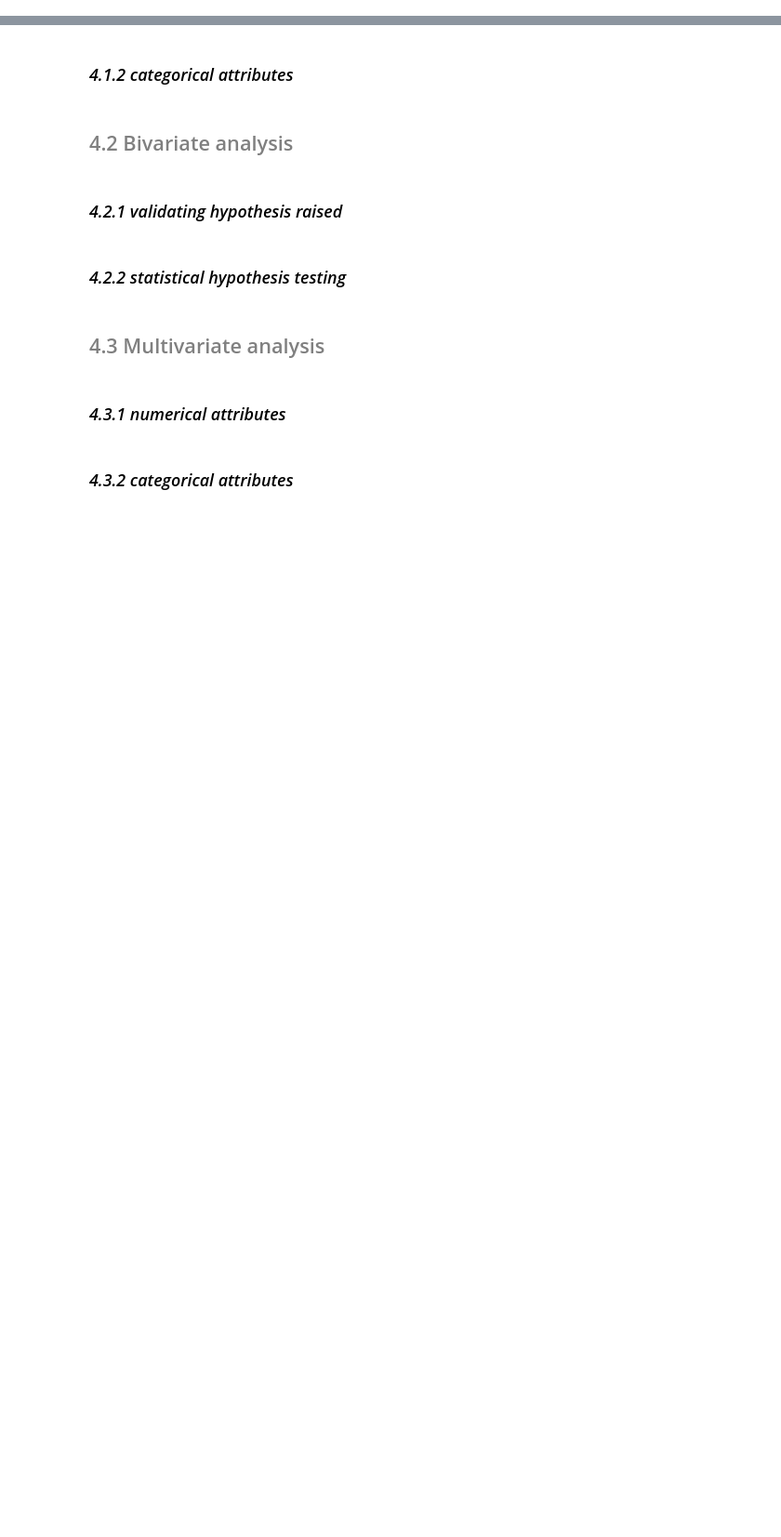
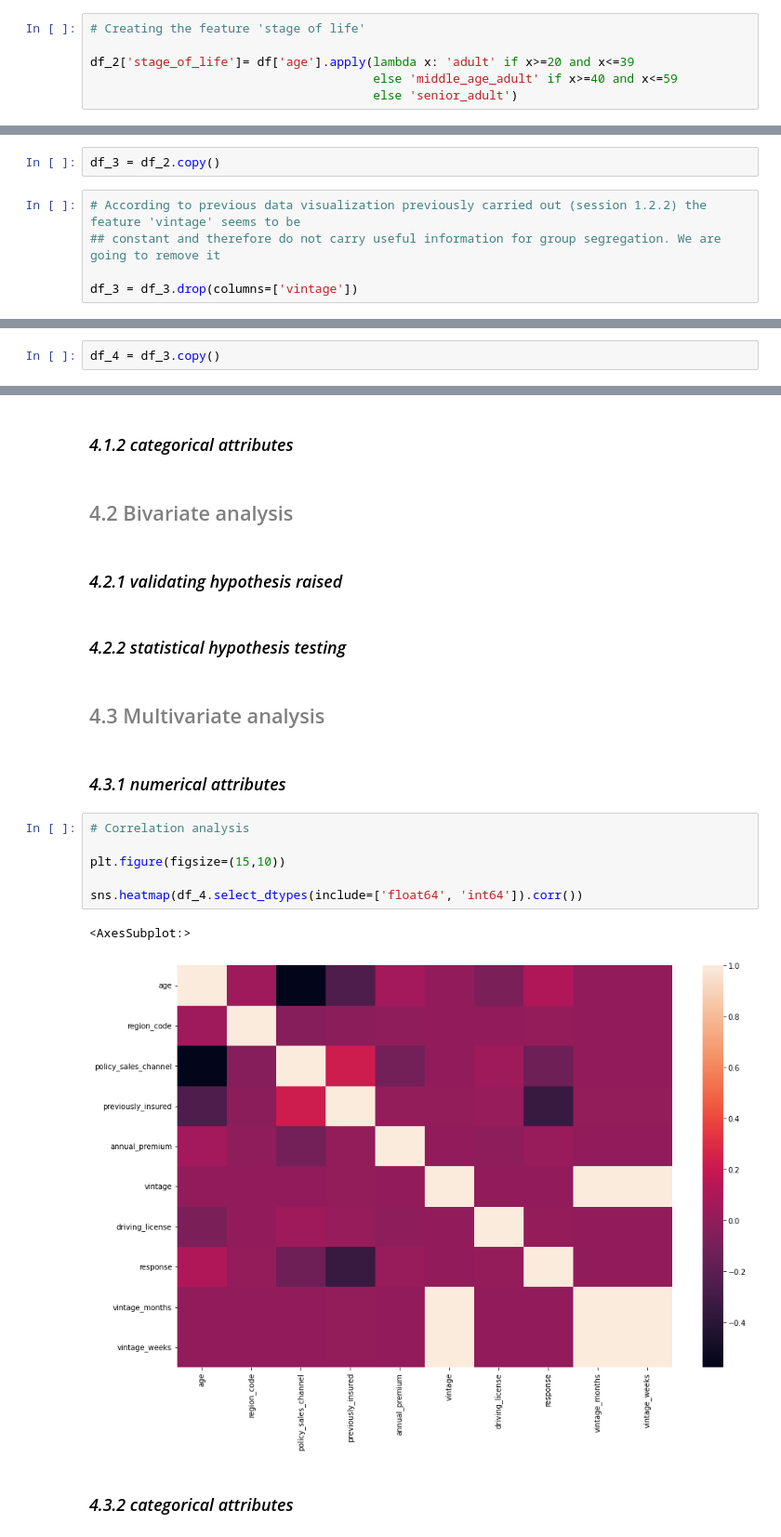
Before and after one commit to GustavoHBDuarte/health-insurance, a Jupyter notebook: notebook_main.ipynb, the cells around one changed output, grey strips where cells are left out. Shown: that part at 93% size. Cells and saved outputs as stored; diff of their text form; blank space fills up the shorter version.

```diff
--- a/notebook_main.ipynb
+++ b/notebook_main.ipynb
@@ -400,2 +575,8 @@ df.loc[df['response']==1, ['gender', 'vehicle_age', 'vehicle_damage','response']
 # %% [markdown]
 ## <font color="gray"> 2.1 Creating new features </font>
+# %%
+# Creating the feature 'stage of life'
+
+df_2['stage_of_life']= df['age'].apply(lambda x: 'adult' if x>=20 and x<=39
+                                       else 'middle_age_adult' if x>=40 and x<=59
+                                       else 'senior_adult')
@@ -403,8 +594,17 @@ df.loc[df['response']==1, ['gender', 'vehicle_age', 'vehicle_damage','response']
 ## <font color="gray"> 2.2 Hypothesis to be validated </font>
 # %% [markdown]
 # 3.0 Data filtering
+# %%
+df_3 = df_2.copy()
+# %%
+# According to previous data visualization previously carried out (session 1.2.2) the feature 'vintage' seems to be
+## constant and therefore do not carry useful information for group segregation. We are going to remove it
+
+df_3 = df_3.drop(columns=['vintage'])
 # %% [markdown]
 # 4.0 Exploratory Data Analysis (EDA)
+# %%
+df_4 = df_3.copy()
 # %% [markdown]
 ## <font color="gray"> 4.1 Univariate analysis </font>
 # %%
@@ -423,5 +628,14 @@ df.loc[df['response']==1, ['gender', 'vehicle_age', 'vehicle_damage','response']
 ## <font color="gray"> 4.3 Multivariate analysis </font>
 # %% [markdown]
 ### <i>4.3.1 numerical attributes</i>
+# %%
+# Correlation analysis
+
+plt.figure(figsize=(15,10))
+
+sns.heatmap(df_4.select_dtypes(include=['float64', 'int64']).corr())
+# %% [output]
+<AxesSubplot:>
+[figure, added]
 # %% [markdown]
 ### <i>4.3.2 categorical attributes</i>
```
Also changed, not shown: parts of 39 cells of this notebook.
